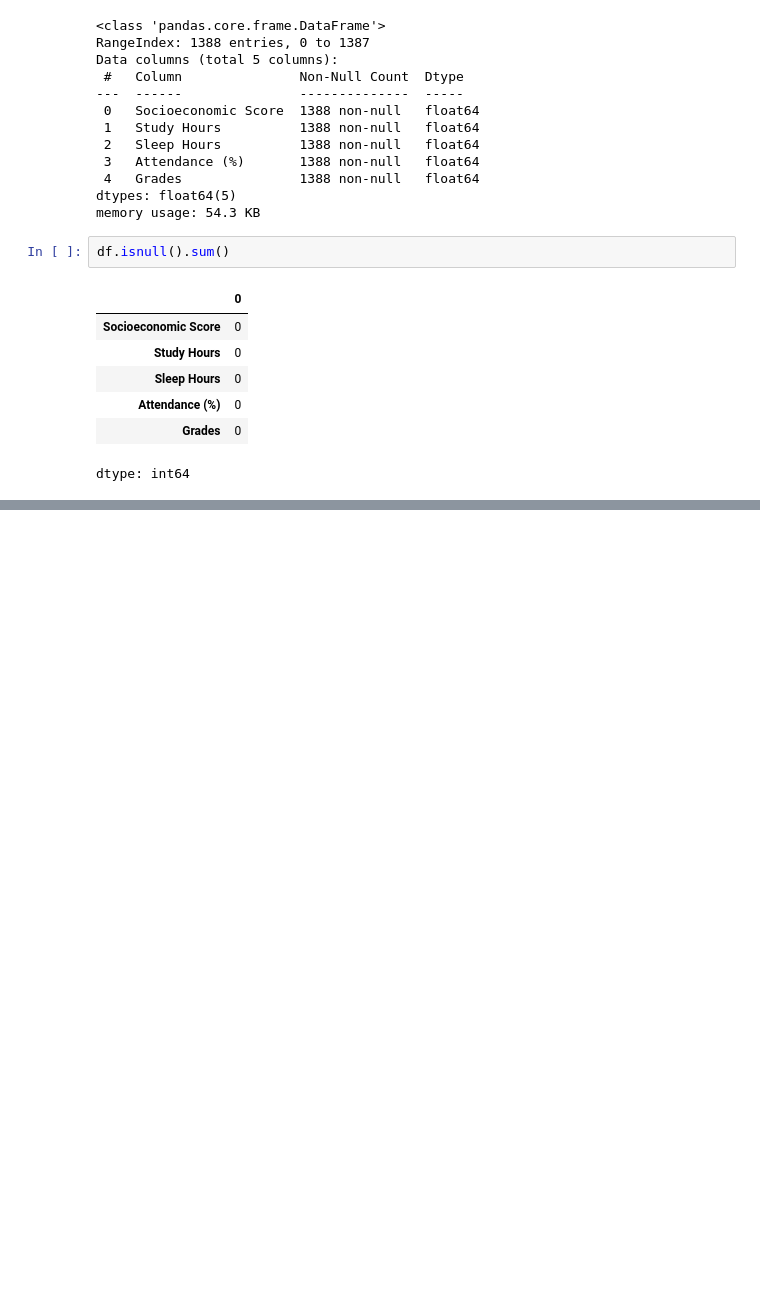
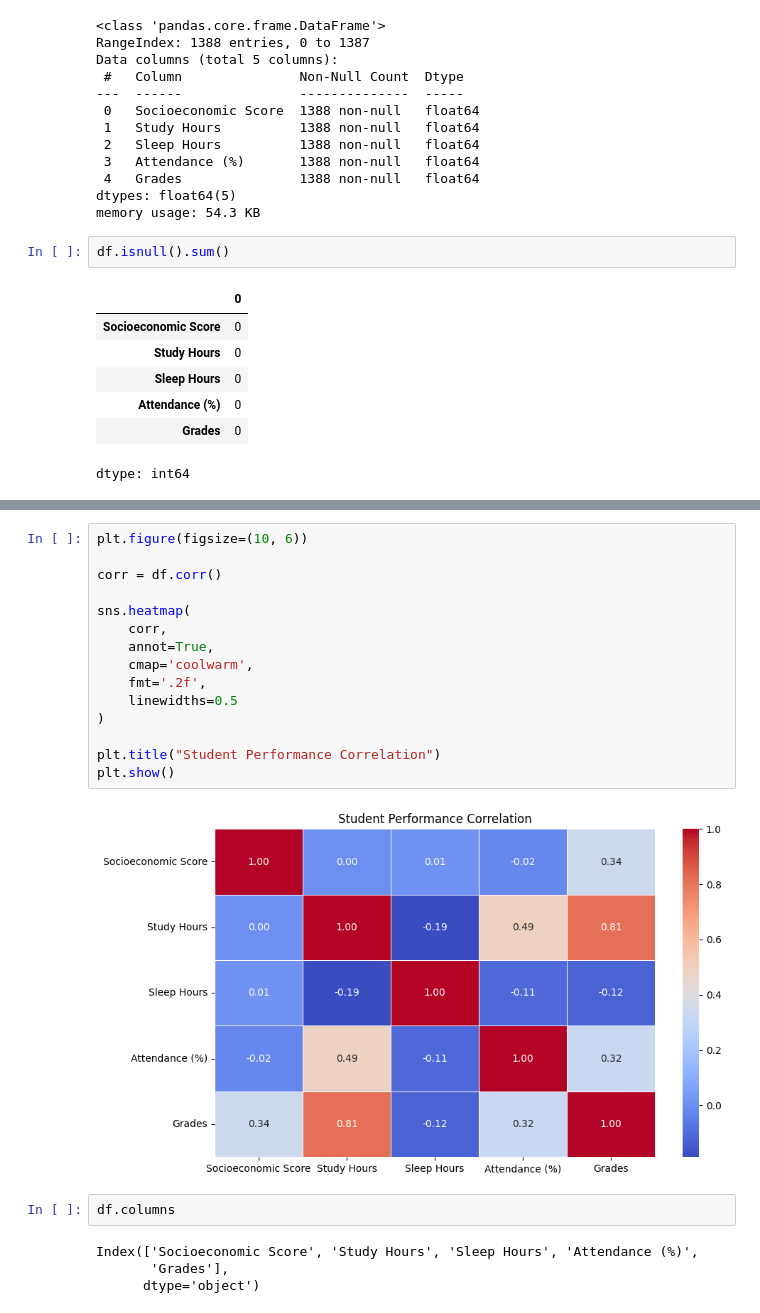
Before and after one commit to raisul-labs/99_days_of_coding_MLOps_With_CPC, a Jupyter notebook: phase-1/day-010/day-010.ipynb, the cells around one changed output, grey strips where cells are left out. Cells and saved outputs as stored; diff of their text form; blank space fills up the shorter version.

```diff
--- a/phase-1/day-010/day-010.ipynb
+++ b/phase-1/day-010/day-010.ipynb
@@ -61,0 +81,23 @@ dtype: int64
+# %%
+plt.figure(figsize=(10, 6))
+
+corr = df.corr()
+
+sns.heatmap(
+    corr,
+    annot=True,
+    cmap='coolwarm',
+    fmt='.2f',
+    linewidths=0.5
+)
+
+plt.title("Student Performance Correlation")
+plt.show()
+# %% [output]
+[figure, added]
+# %%
+df.columns
+# %% [output]
+Index(['Socioeconomic Score', 'Study Hours', 'Sleep Hours', 'Attendance (%)',
+       'Grades'],
+      dtype='object')
```
Also changed, not shown: parts of 3 cells of this notebook.
